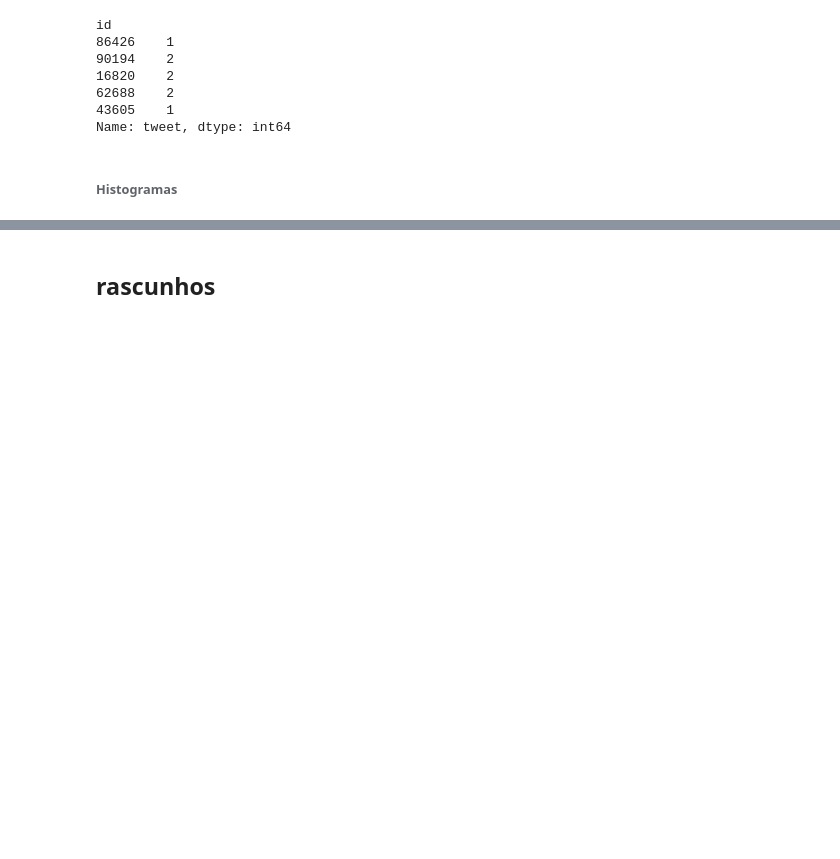
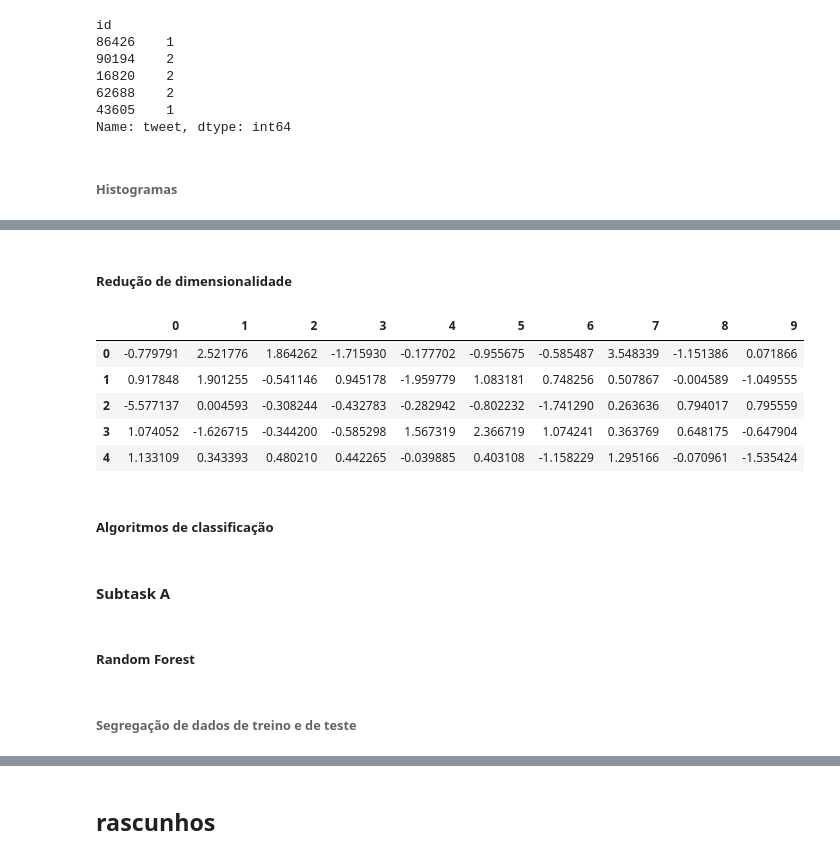
Before and after one commit to eduardodut/Mineracao_dados_textos_web, a Jupyter notebook: projeto01_equipe01.ipynb, the cells around one changed output, grey strips where cells are left out. Drawn from its saved outputs; the diff is of its cells as text; code cells hidden in the pictures; blank space fills up the shorter version.

```diff
--- a/projeto01_equipe01.ipynb
+++ b/projeto01_equipe01.ipynb
@@ -1105,0 +802,25 @@ random_search.best_params_
+# %% [markdown]
+##### Redução de dimensionalidade
+# %%
+#@markdown - Os parâmetros serão ajustados para otimização do o f1score
+from sklearn.decomposition import PCA
+
+
+#Parâmetros de redução de dimensionalidade testados:
+param_grid_reducao_dimensionalidade = {'reducao_dimensionalidade__n_components' : randint(100,1000),
+                                       'reducao_dimensionalidade__whiten'      : [True,False],
+                                       'reducao_dimensionalidade__svd_solver'   : ['auto']#, 'full', 'arpack', 'randomized']
+                                       }
+
+
+
+pd.DataFrame(PCA(n_components= 10, svd_solver='full').fit_transform(colunas_tratadas)).head()
+# %% [output]
+|  | 0 | 1 | 2 | 3 | 4 | 5 | 6 | 7 | 8 | 9 |
+| 0 | -0.779791 | 2.521776 | 1.864262 | -1.715930 | -0.177702 | -0.955675 | -0.585487 | 3.548339 | -1.151386 | 0.071866 |
+| 1 | 0.917848 | 1.901255 | -0.541146 | 0.945178 | -1.959779 | 1.083181 | 0.748256 | 0.507867 | -0.004589 | -1.049555 |
+| 2 | -5.577137 | 0.004593 | -0.308244 | -0.432783 | -0.282942 | -0.802232 | -1.741290 | 0.263636 | 0.794017 | 0.795559 |
+| 3 | 1.074052 | -1.626715 | -0.344200 | -0.585298 | 1.567319 | 2.366719 | 1.074241 | 0.363769 | 0.648175 | -0.647904 |
+| 4 | 1.133109 | 0.343393 | 0.480210 | 0.442265 | -0.039885 | 0.403108 | -1.158229 | 1.295166 | -0.070961 | -1.535424 |
+# %% [markdown]
+##### Algoritmos de classificação
@@ -1105,0 +895,6 @@ random_search.best_params_
+# %% [markdown]
+#### Subtask A
+# %% [markdown]
+##### Random Forest
+# %% [markdown]
+###### Segregação de dados de treino e de teste
```
Also changed, not shown: parts of 96 cells of this notebook.
